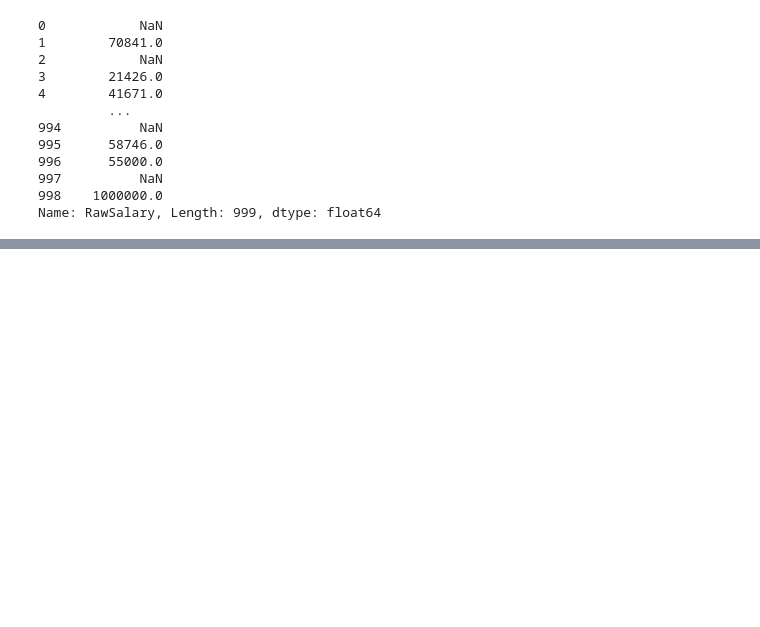
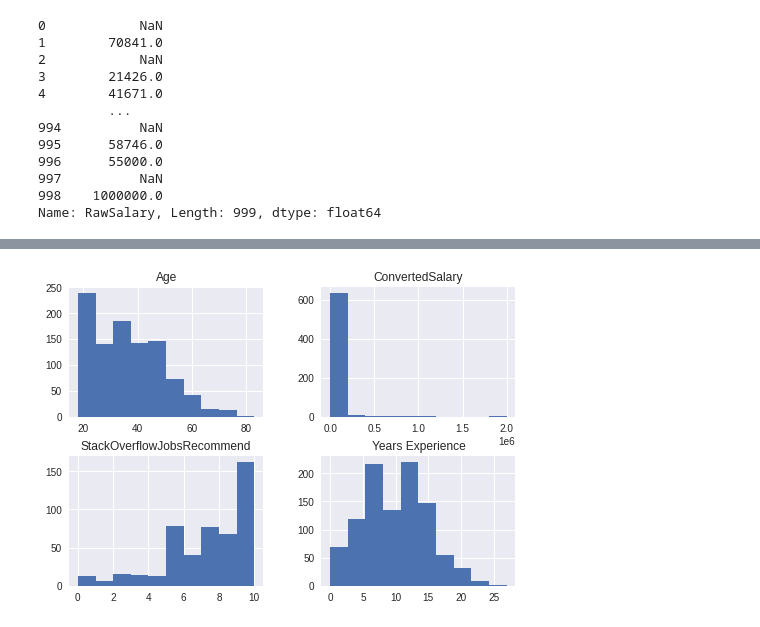
Before and after one commit to thinkerston/DatacampMachineLearningScientist, a Jupyter notebook: 10FeatureEngineeringforMachineLearninginPython/Feature Engineering.ipynb, the cells around one changed output, grey strips where cells are left out. Cells and saved outputs as stored; diff of their text form; code cells hidden in the pictures; blank space fills up the shorter version.

```diff
--- a/10FeatureEngineeringforMachineLearninginPython/Feature Engineering.ipynb
+++ b/10FeatureEngineeringforMachineLearninginPython/Feature Engineering.ipynb
@@ -10,6 +10,8 @@ In this chapter, you will explore what feature engineering is and how to get sta
 import pandas as pd
 import numpy as np
 import matplotlib.pyplot as plt
+
+plt.style.use('seaborn')
 # %% [markdown]
 ### Getting to know your data
 Pandas is one the most popular packages used to work with tabular data in Python. It is generally imported using the alias pd and can be used to load a CSV (or other delimited files) using read_csv().
@@ -466,0 +504,6 @@ Name: RawSalary, Length: 999, dtype: float64
+# %%
+# Create a histogram
+so_numeric_df.hist()
+plt.show()
+# %% [output]
+[figure, added]
```
Also changed, not shown: parts of 32 cells of this notebook.
